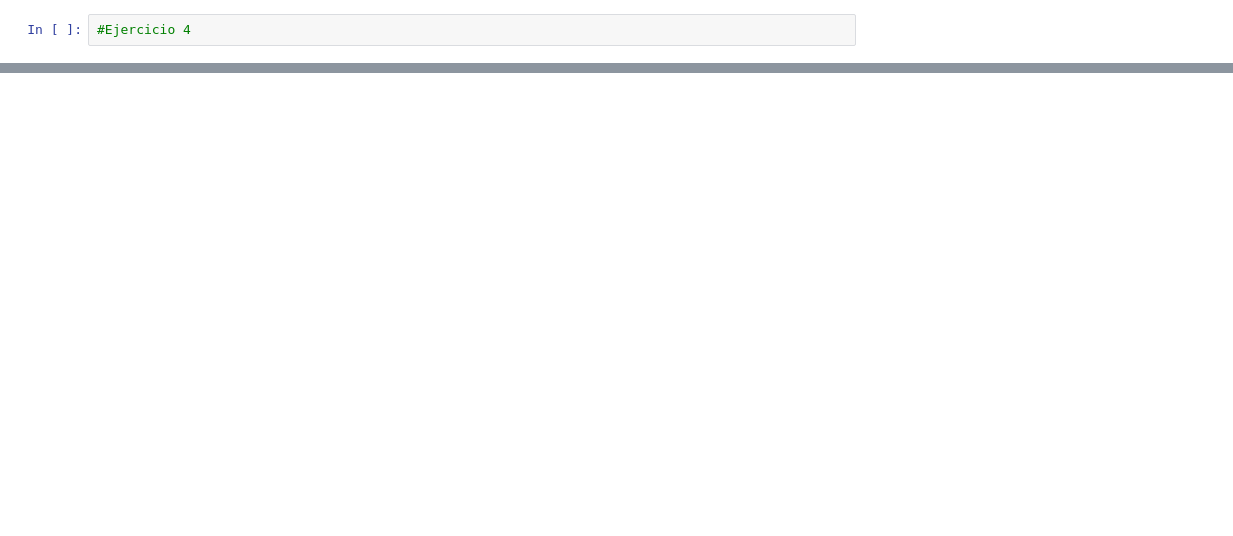
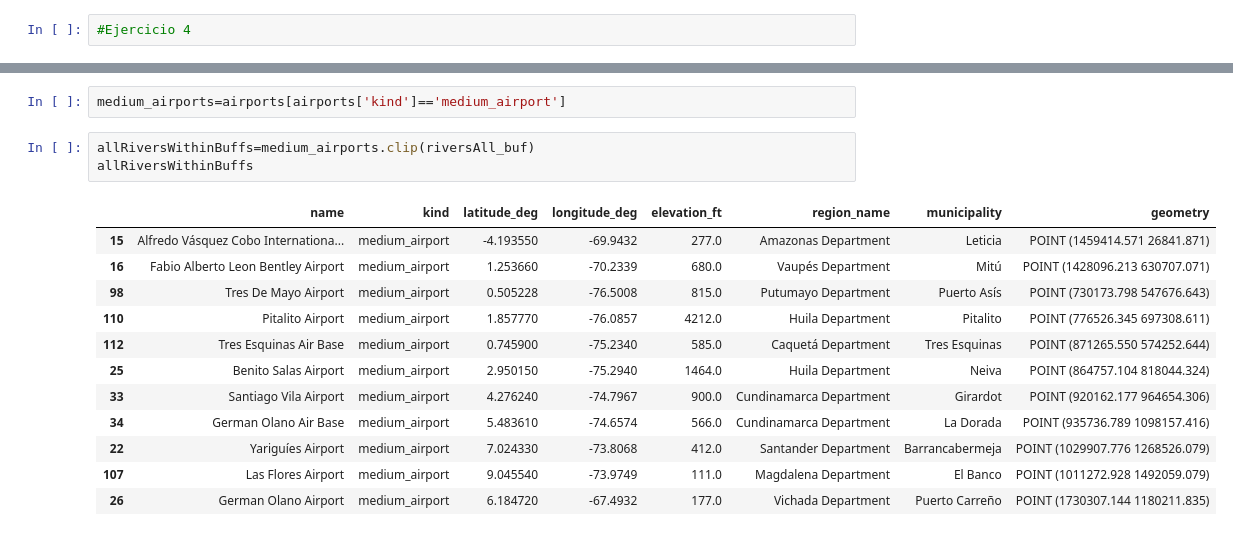
Before and after one commit to ZairaYacsavilca/efinal_parte1, a Jupyter notebook: Untitled.ipynb, the cells around one changed output, grey strips where cells are left out. Cells and saved outputs as stored; diff of their text form; blank space fills up the shorter version.

```diff
--- a/Untitled.ipynb
+++ b/Untitled.ipynb
@@ -382,0 +402,18 @@ mediumAirports[mediumAirports.name.isin(maxs1)].explore(m=base,color='blue',mark
+# %%
+medium_airports=airports[airports['kind']=='medium_airport']
+# %%
+allRiversWithinBuffs=medium_airports.clip(riversAll_buf)
+allRiversWithinBuffs
+# %% [output]
+|  | name | kind | latitude_deg | longitude_deg | elevation_ft | region_name | municipality | geometry |
+| 15 | Alfredo Vásquez Cobo Internationa... | medium_airport | -4.193550 | -69.9432 | 277.0 | Amazonas Department | Leticia | POINT (1459414.571 26841.871) |
+| 16 | Fabio Alberto Leon Bentley Airport | medium_airport | 1.253660 | -70.2339 | 680.0 | Vaupés Department | Mitú | POINT (1428096.213 630707.071) |
+| 98 | Tres De Mayo Airport | medium_airport | 0.505228 | -76.5008 | 815.0 | Putumayo Department | Puerto Asís | POINT (730173.798 547676.643) |
+| 110 | Pitalito Airport | medium_airport | 1.857770 | -76.0857 | 4212.0 | Huila Department | Pitalito | POINT (776526.345 697308.611) |
+| 112 | Tres Esquinas Air Base | medium_airport | 0.745900 | -75.2340 | 585.0 | Caquetá Department | Tres Esquinas | POINT (871265.550 574252.644) |
+| 25 | Benito Salas Airport | medium_airport | 2.950150 | -75.2940 | 1464.0 | Huila Department | Neiva | POINT (864757.104 818044.324) |
+| 33 | Santiago Vila Airport | medium_airport | 4.276240 | -74.7967 | 900.0 | Cundinamarca Department | Girardot | POINT (920162.177 964654.306) |
+| 34 | German Olano Air Base | medium_airport | 5.483610 | -74.6574 | 566.0 | Cundinamarca Department | La Dorada | POINT (935736.789 1098157.416) |
+| 22 | Yariguíes Airport | medium_airport | 7.024330 | -73.8068 | 412.0 | Santander Department | Barrancabermeja | POINT (1029907.776 1268526.079) |
+| 107 | Las Flores Airport | medium_airport | 9.045540 | -73.9749 | 111.0 | Magdalena Department | El Banco | POINT (1011272.928 1492059.079) |
+| 26 | German Olano Airport | medium_airport | 6.184720 | -67.4932 | 177.0 | Vichada Department | Puerto Carreño | POINT (1730307.144 1180211.835) |
```
Also changed, not shown: parts of 11 cells of this notebook.
